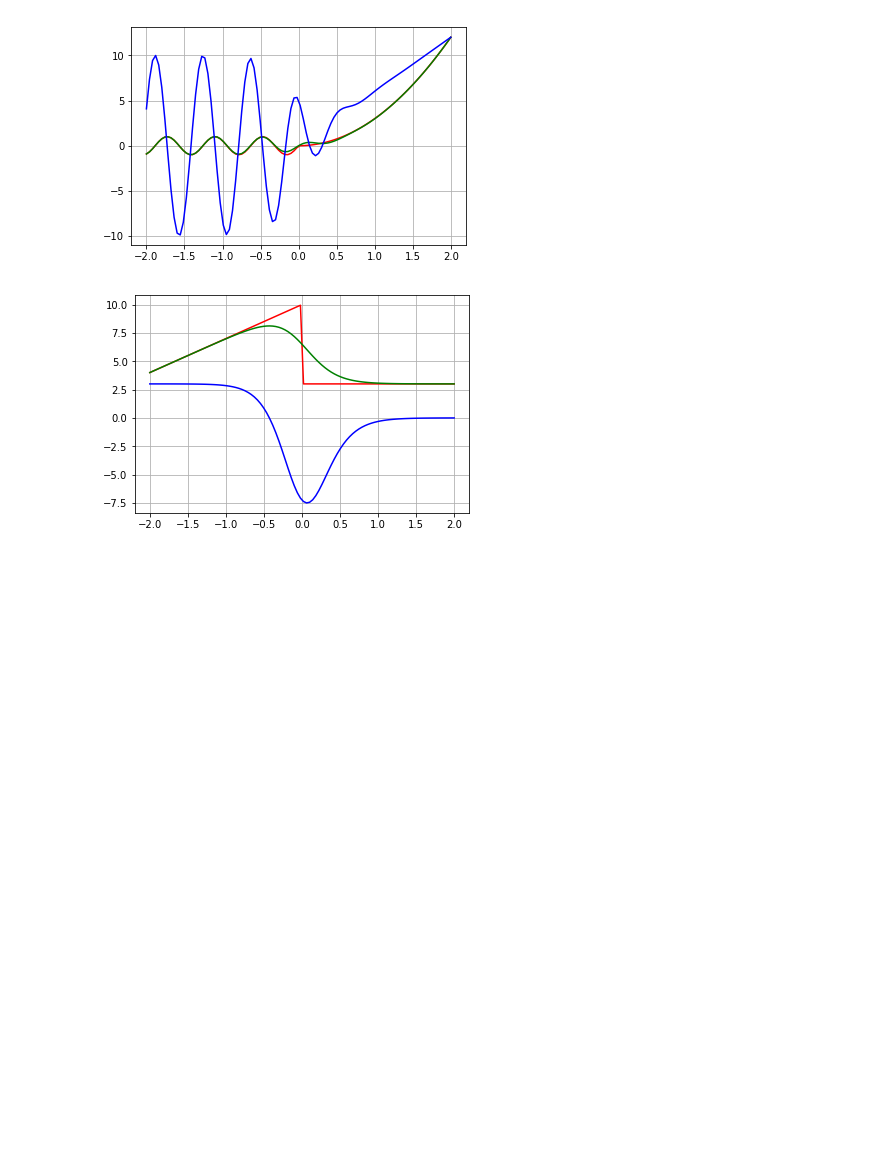
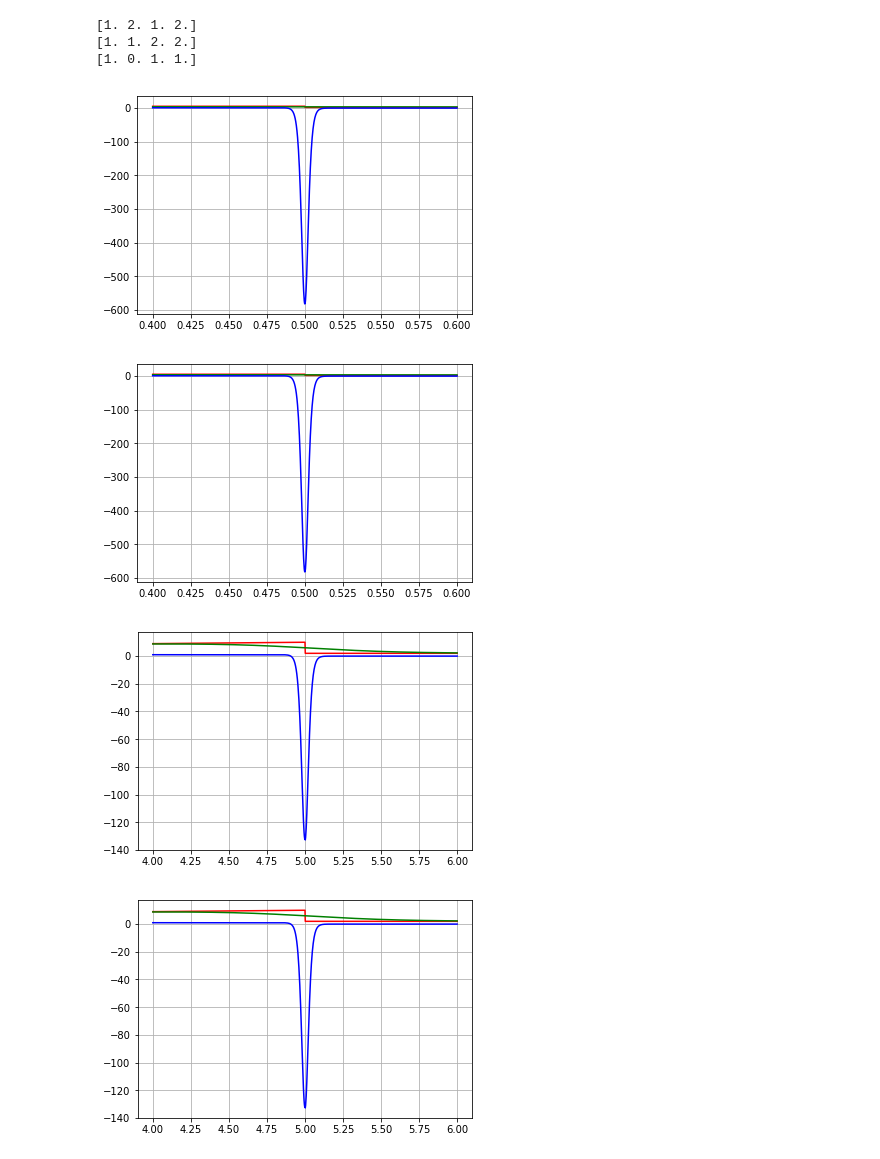
Before and after one commit to paulo-raca/mo810-stock-predict, a Jupyter notebook: TF-SoftGradient.ipynb, the cells around one changed output. Saved outputs shown, nothing was run; the diff lists cells and outputs as text; code cells hidden in the pictures; blank space fills up the shorter version.

```diff
--- a/TF-SoftGradient.ipynb
+++ b/TF-SoftGradient.ipynb
@@ -62,25 +79,52 @@ class SoftOps:
+# %%
+with tf.Graph().as_default():
+    with tf.Session() as session:
+        a = np.array([1,2,1,2], dtype=np.float32)
+        b = np.array([1,1,2,2], dtype=np.float32)
+        c = SoftOps.lte(a, b, percent = True)
+        print(a)
+        print(b)
+        print(c.eval())
+# %% [output]
+[1. 2. 1. 2.]
+[1. 1. 2. 2.]
+[1. 0. 1. 1.]
 # %%
 with tf.Graph().as_default():
     x = tf.placeholder(tf.float32, shape=(None), name="x")
 
-    for y1, y2 in [(tf.sin(10*x), 3*x**2), (10+3*x, 3)]:
-        y = SoftOps.threshold(x, y1, y2, softness=.2, soft_value=False, soft_grad=True)
-        y_soft = SoftOps.threshold(x, y1, y2, softness=.2, soft_value=True, soft_grad=True)
-        gradient = tf.gradients(y, [x])
+    for scale in [1,10, 100]:
+        for y1, y2 in [(tf.sin(10*x), 3*x**2), (10+3*x, 3)]:
+            y = SoftOps.threshold(x, y1, y2, softness=.2, soft_value=False, soft_grad=True)
+            y_soft = SoftOps.threshold(x, y1, y2, softness=.2, soft_value=True, soft_grad=True)
 
-        with tf.Session() as session:
-            data_x = np.linspace(-2, 2, 100)
-            data_y, data_y_soft, data_grad = session.run([y, y_soft, gradient], feed_dict={x: data_x})
 
-            #print(data_y)
-            #print(data_grad)
-            plt.grid(True)
-            plt.plot(
-                data_x, data_y, 'r-',
-                data_x, data_y_soft, 'g-',
-                data_x, data_grad[0], 'b-'
-            )
-            plt.show()
+            y = SoftOps.positive(x, softness=1, soft_value=False)
+            y_soft = SoftOps.positive(x, softness=1, soft_value=True)
+
+            y = SoftOps.gt(x, scale/2, percent=True, softness=0.3, soft_value=False)
+            y_soft = SoftOps.gt(x, scale/2, percent=False, softness=0.3, soft_value=True)
+
+            y = (x + 5)*(1-y) + 2*(y)
+            y_soft = (x + 5)*(1-y_soft) + 2*(y_soft)
+
+            gradient = tf.gradients(y, [x])
+
+            with tf.Session() as session:
+                data_x = np.linspace(0.4*scale, .6*scale, 1001)
+                data_y, data_y_soft, data_grad = session.run([y, y_soft, gradient], feed_dict={x: data_x})
+
+                #print(data_y)
+                #print(data_grad)
+                plt.grid(True)
+                plt.plot(
+                    data_x, data_y, 'r-',
+                    data_x, data_y_soft, 'g-',
+                    data_x, data_grad[0], 'b-'
+                )
+                plt.show()
 # %% [output]
-[figure, old version]
+[figure, new version]
-[figure, old version]
+[figure, new version]
+[figure, added]
+[figure, added]
```
Also changed, not shown: parts of 2 cells of this notebook.
